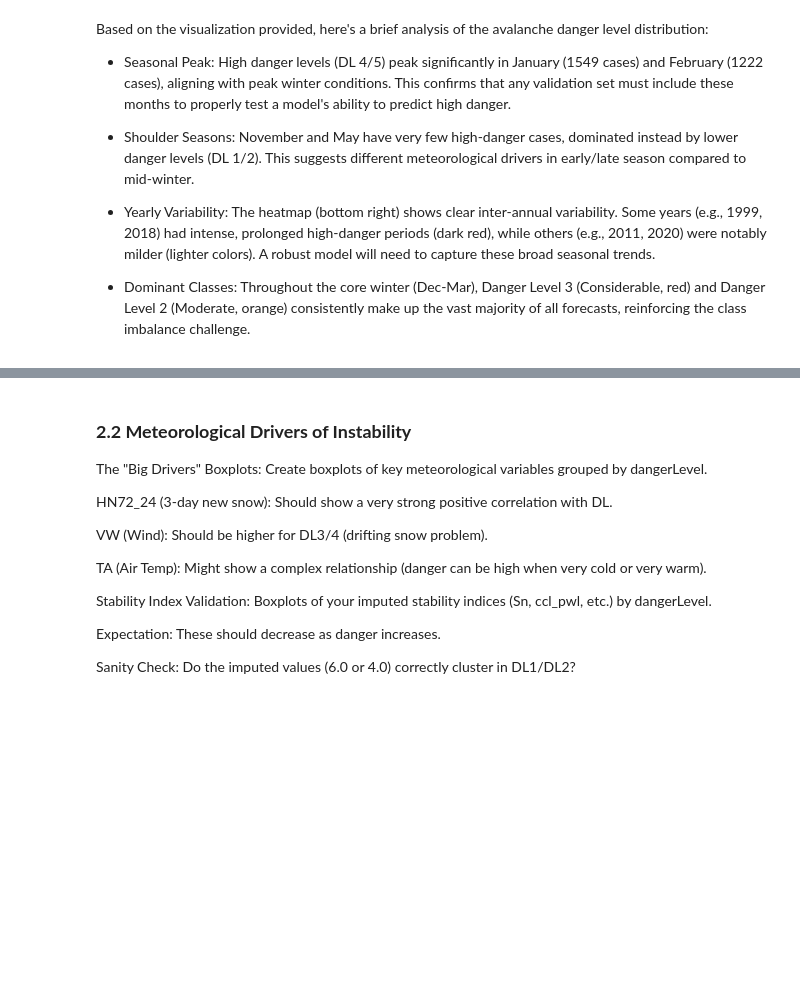
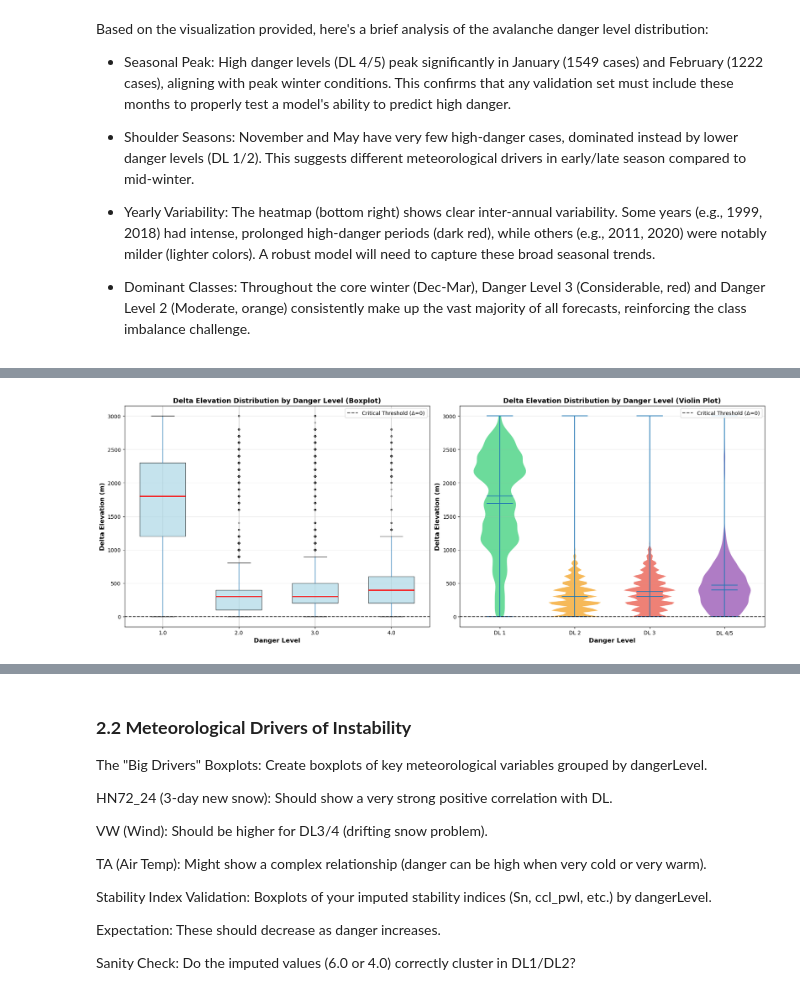
Before and after one commit to FPfenniger/AvalancheRiskProject, a Jupyter notebook: 2_EDA.ipynb, the cells around one changed output, grey strips where cells are left out. Saved outputs shown, nothing was run; the diff lists cells and outputs as text; code cells hidden in the pictures; blank space fills up the shorter version.

```diff
--- a/2_EDA.ipynb
+++ b/2_EDA.ipynb
@@ -345,0 +399,100 @@ Total stations with coordinates: 130
+# %%
+# Target Label Quality - Delta Elevation by Danger Level
+# Check if delta_elevation exists in the dataset
+if 'delta_elevation' in avalanche_season.columns:
+
+    fig, axes = plt.subplots(1, 2, figsize=(18, 7))
+    fig.suptitle('Target Label Quality: Delta Elevation by Danger Level',
+                 fontsize=16, fontweight='bold', y=1.02)
+
+    # 1. Boxplot
+    ax1 = axes[0]
+    avalanche_season.boxplot(column='delta_elevation', by='dangerLevel', ax=ax1,
+                              patch_artist=True, widths=0.6,
+                              boxprops=dict(facecolor='lightblue', alpha=0.7),
+                              medianprops=dict(color='red', linewidth=2),
+                              flierprops=dict(marker='o', markerfacecolor='gray',
+                                            markersize=3, alpha=0.3))
+    ax1.set_title('Delta Elevation Distribution by Danger Level (Boxplot)',
+                  fontsize=13, fontweight='bold')
+    ax1.set_xlabel('Danger Level', fontsize=12, fontweight='bold')
+    ax1.set_ylabel('Delta Elevation (m)', fontsize=12, fontweight='bold')
+    ax1.axhline(y=0, color='black', linestyle='--', linewidth=1.5, alpha=0.7,
+                label='Critical Threshold (Δ=0)')
+    ax1.grid(axis='y', alpha=0.3)
+    ax1.legend(loc='upper right')
+    plt.suptitle('')  # Remove automatic title from boxplot
+
+    # 2. Violin Plot
+    ax2 = axes[1]
+    parts = ax2.violinplot([avalanche_season[avalanche_season['dangerLevel'] == dl]['delta_elevation'].dropna()
+                            for dl in [1, 2, 3, 4]],
+                           positions=[1, 2, 3, 4],
+                           widths=0.7,
+                           showmeans=True,
+                           showmedians=True)
+
+    # Color the violins by danger level
+    colors = ['#2ecc71', '#f39c12', '#e74c3c', '#8e44ad']
+    for i, pc in enumerate(parts['bodies']):
+        pc.set_facecolor(colors[i])
+        pc.set_alpha(0.7)
+
+    ax2.axhline(y=0, color='black', linestyle='--', linewidth=1.5, alpha=0.7,
+                label='Critical Threshold (Δ=0)')
+    ax2.set_title('Delta Elevation Distribution by Danger Level (Violin Plot)',
+                  fontsize=13, fontweight='bold')
+    ax2.set_xlabel('Danger Level', fontsize=12, fontweight='bold')
+    ax2.set_ylabel('Delta Elevation (m)', fontsize=12, fontweight='bold')
+    ax2.set_xticks([1, 2, 3, 4])
+    ax2.set_xticklabels(['DL 1', 'DL 2', 'DL 3', 'DL 4/5'])
+    ax2.grid(axis='y', alpha=0.3)
+    ax2.legend(loc='upper right')
+
+    plt.tight_layout()
+    plt.show()
+
+    # Calculate and display statistics
+    print("\n" + "="*70)
+    print("DELTA ELEVATION VALIDATION: Label Quality Check")
+    print("="*70)
+    print("\nMedian Delta Elevation by Danger Level:")
+    print("-" * 70)
+
+    for dl in [1, 2, 3, 4]:
+        delta_vals = avalanche_season[avalanche_season['dangerLevel'] == dl]['delta_elevation'].dropna()
+        median_delta = delta_vals.median()
+        pct_positive = (delta_vals > 0).mean() * 100
+        pct_negative = (delta_vals < 0).mean() * 100
+
+        print(f"  DL {dl}: Median = {median_delta:+6.1f}m  |  "
+              f"Above threshold: {pct_positive:5.1f}%  |  Below: {pct_negative:5.1f}%")
+
+    print("\n" + "-" * 70)
+    print("INTERPRETATION:")
+    print("-" * 70)
+    print("✓ Positive Δ-elevation = Station ABOVE critical elevation (higher danger)")
+    print("✓ Negative Δ-elevation = Station BELOW critical elevation (safer)")
+    print("\nExpected Pattern:")
+    print("  • DL 1/2: Mixed (both positive and negative values)")
+    print("  • DL 3/4: Predominantly POSITIVE (stations in danger zone)")
+    print("\nLabel Noise Detection:")
+
+    # Check for suspicious cases
+    dl4_negative = avalanche_season[(avalanche_season['dangerLevel'] == 4) &
+                                     (avalanche_season['delta_elevation'] < -200)]
+    if len(dl4_negative) > 0:
+        pct_noise = (len(dl4_negative) / len(avalanche_season[avalanche_season['dangerLevel'] == 4])) * 100
+        print(f"  ⚠️ Warning: {len(dl4_negative)} DL4 cases ({pct_noise:.1f}%) have Δ < -200m")
+        print(f"     → Possible label noise (low-elevation stations incorrectly labeled)")
+    else:
+        print("  ✓ No significant label noise detected")
+
+    print("="*70 + "\n")
+
+else:
+    print("⚠️ Warning: 'delta_elevation' column not found in the dataset.")
+    print("This feature should be created during preprocessing as:")
+    print("delta_elevation = elevation_station - critical_elevation_from_region")
+# %% [output]
+[figure, added]
```
Also changed, not shown: parts of 10 cells of this notebook.
